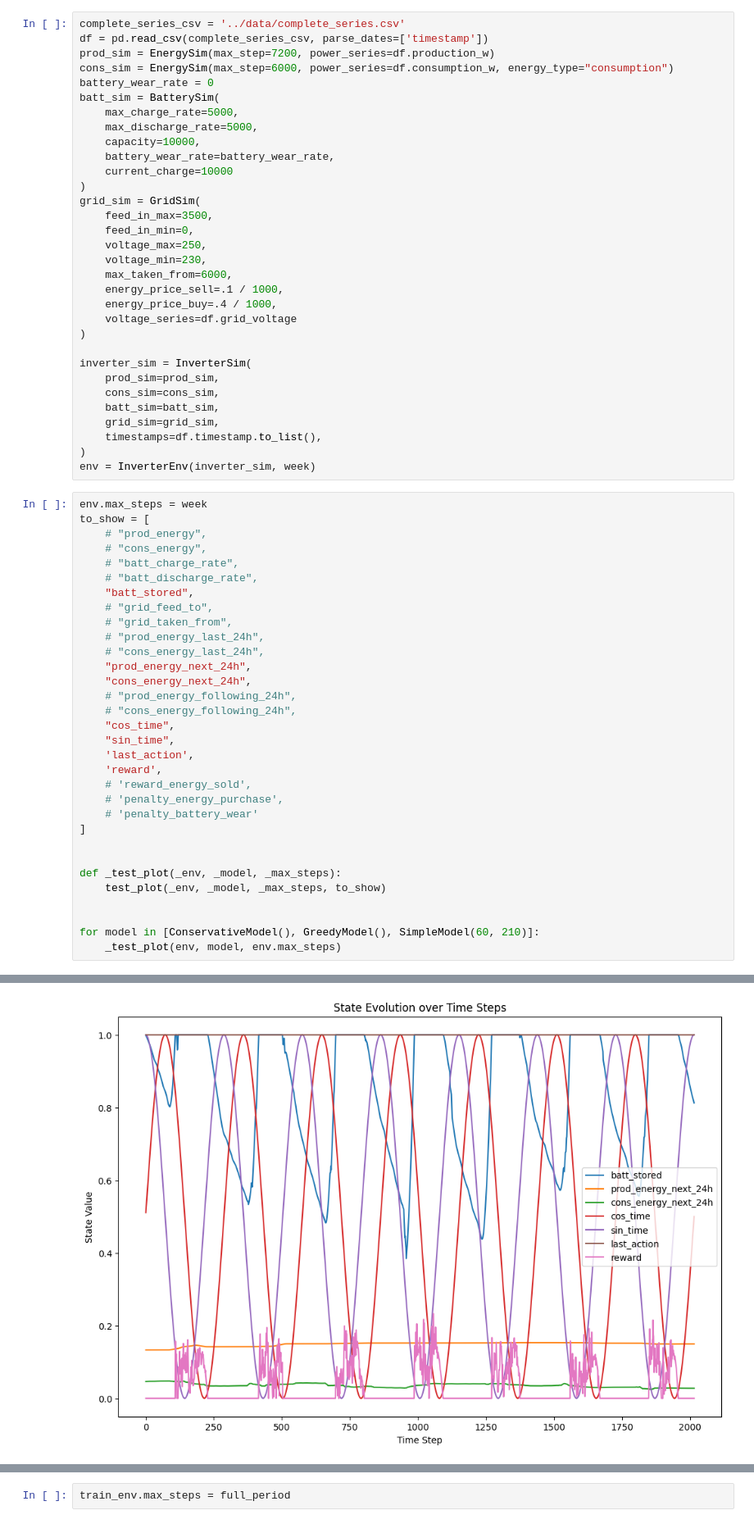
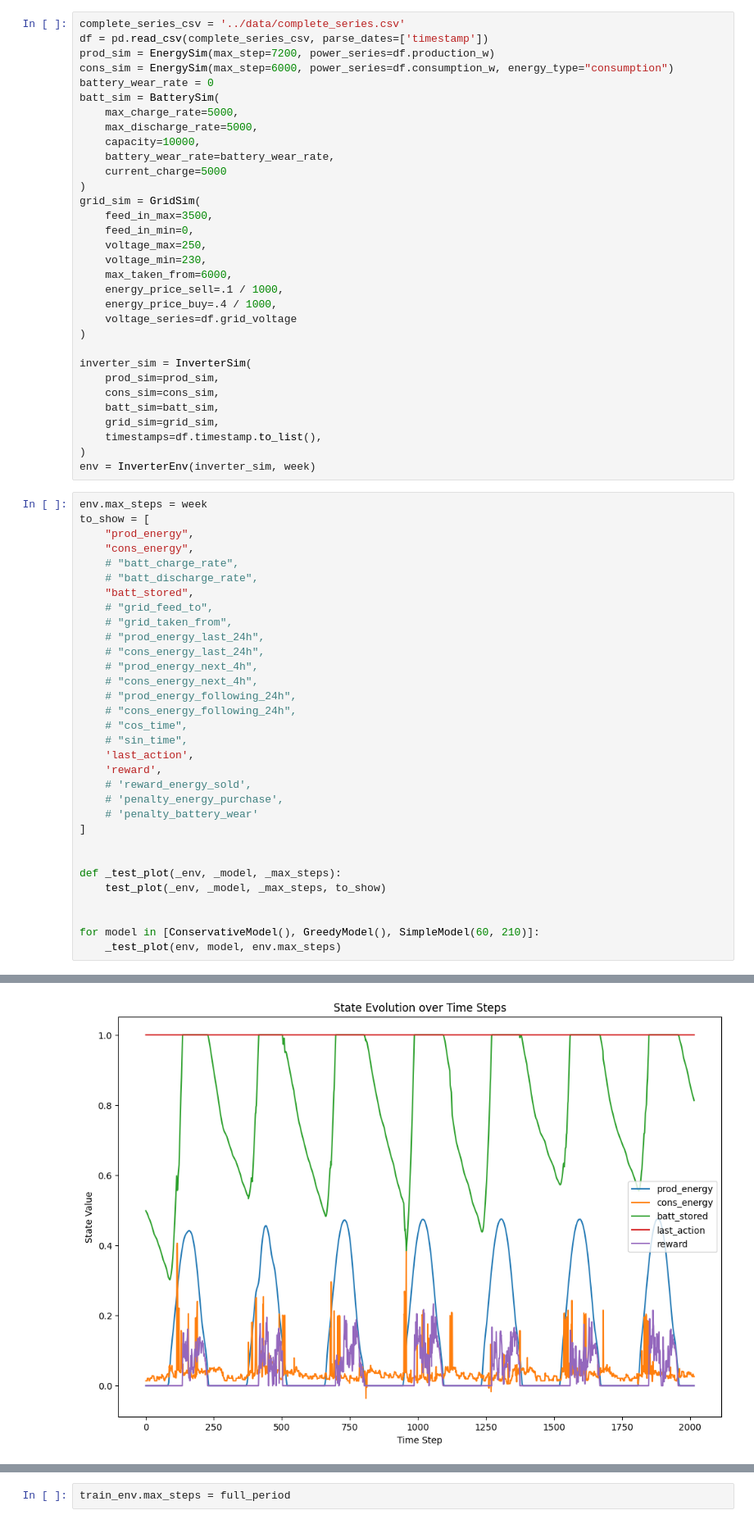
Before and after one commit to EmaR97/EnergyManagementRL, a Jupyter notebook: notebooks/02_model_training.ipynb, the cells around one changed output, grey strips where cells are left out. Shown at 82% size. Cells and saved outputs as stored; diff of their text form.

```diff
--- a/notebooks/02_model_training.ipynb
+++ b/notebooks/02_model_training.ipynb
@@ -22,7 +23,7 @@ batt_sim = BatterySim(
     max_discharge_rate=5000,
     capacity=10000,
     battery_wear_rate=battery_wear_rate,
-    current_charge=10000
+    current_charge=5000
 )
 grid_sim = GridSim(
     feed_in_max=3500,
@@ -46,8 +47,8 @@ env = InverterEnv(inverter_sim, week)
 # %%
 env.max_steps = week
 to_show = [
-    # "prod_energy",
-    # "cons_energy",
+    "prod_energy",
+    "cons_energy",
     # "batt_charge_rate",
     # "batt_discharge_rate",
     "batt_stored",
@@ -55,12 +56,12 @@ to_show = [
     # "grid_taken_from",
     # "prod_energy_last_24h",
     # "cons_energy_last_24h",
-    "prod_energy_next_24h",
-    "cons_energy_next_24h",
+    # "prod_energy_next_4h",
+    # "cons_energy_next_4h",
     # "prod_energy_following_24h",
     # "cons_energy_following_24h",
-    "cos_time",
-    "sin_time",
+    # "cos_time",
+    # "sin_time",
     'last_action',
     'reward',
     # 'reward_energy_sold',
@@ -80 +81 @@ for model in [ConservativeModel(), GreedyModel(), SimpleModel(60, 210)]:
-[figure, old version]
+[figure, new version]
```
Also changed, not shown: parts of 9 cells of this notebook, 5 other files.
